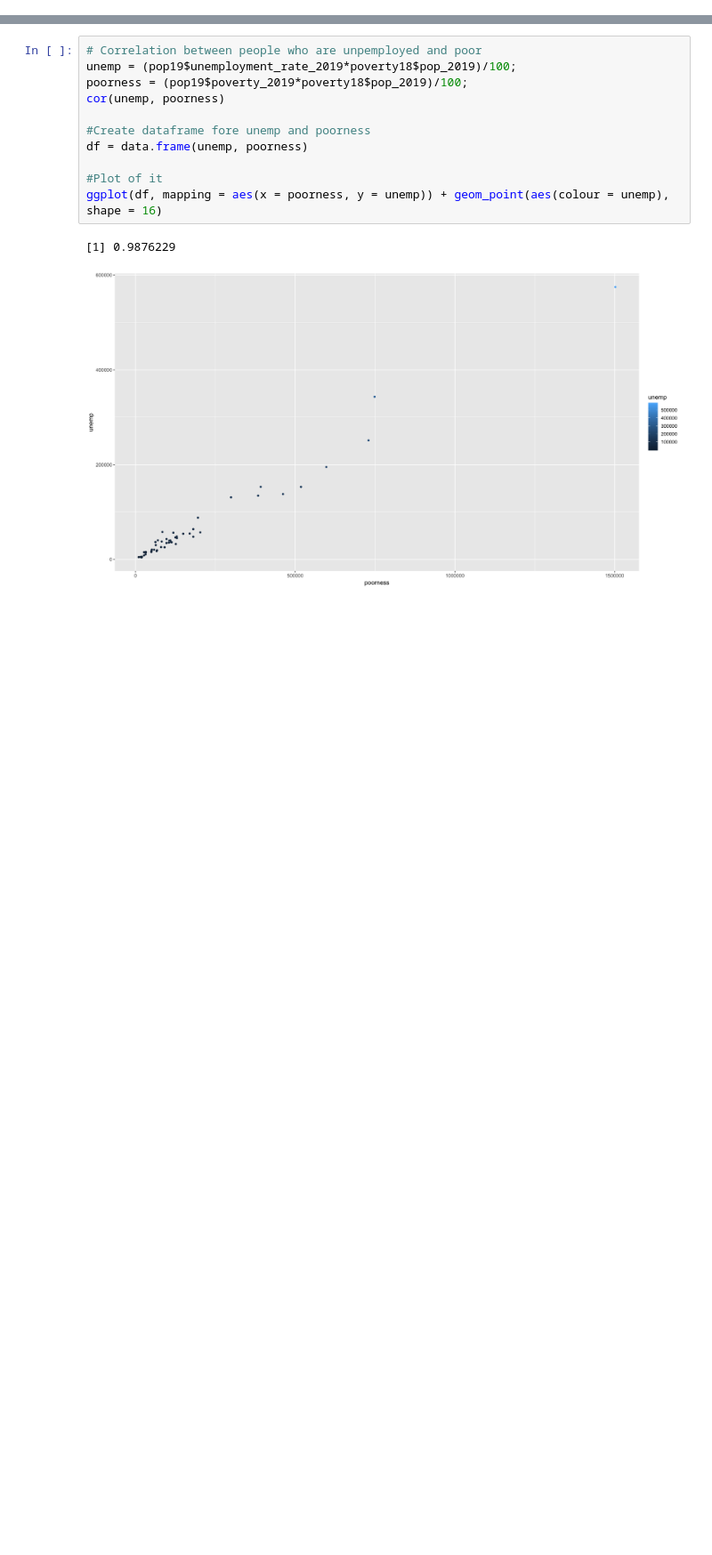
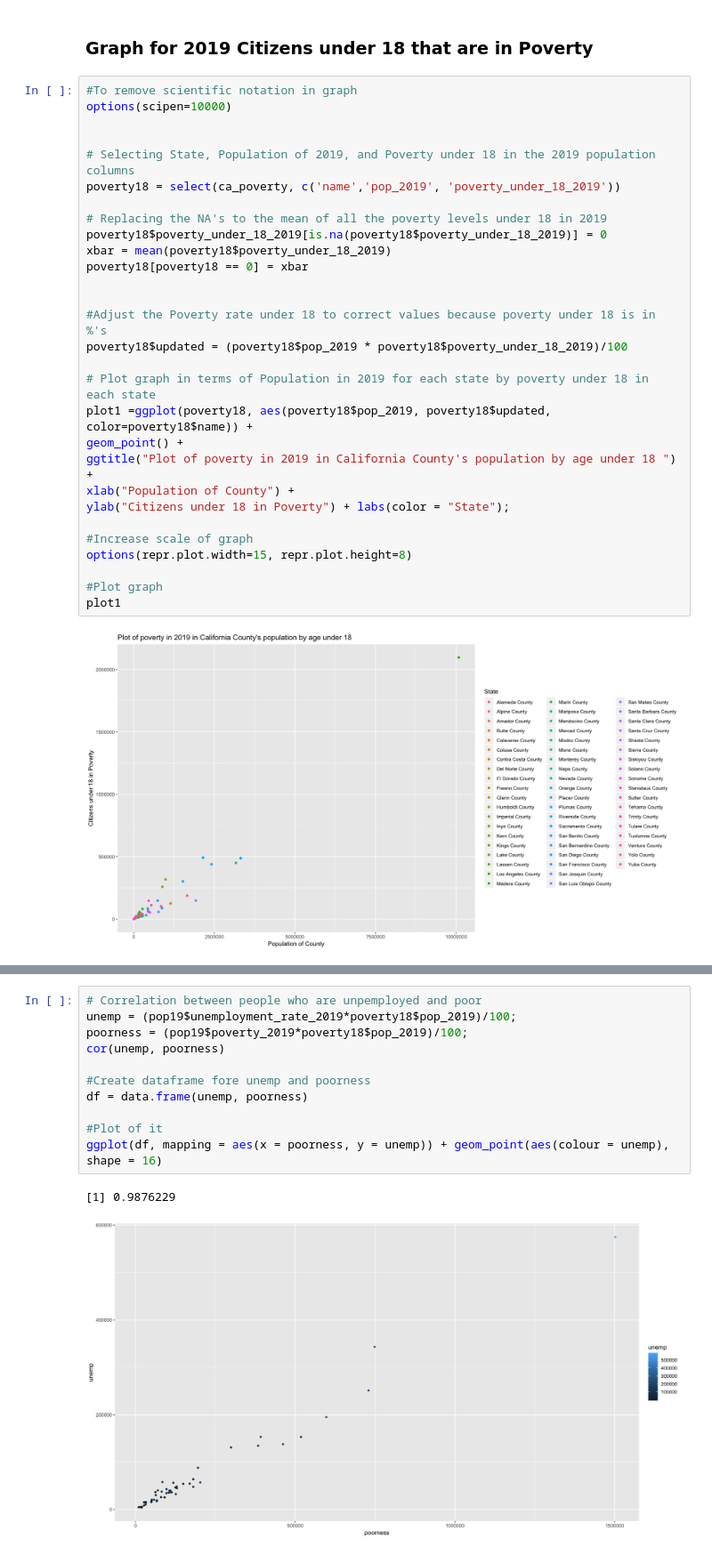
Before and after one commit to bamzie/DataSetPoverty, a Jupyter notebook: ResearchCode-Cali.ipynb, the cells around one changed output, grey strips where cells are left out. Shown at 89% size. Saved outputs shown, nothing was run; the diff lists cells and outputs as text; blank space fills up the shorter version.

Commit message:
Updated code to poverty in California countys

```diff
--- a/ResearchCode-Cali.ipynb
+++ b/ResearchCode-Cali.ipynb
@@ -50,0 +51,33 @@ Warning message in read.table("county_complete2.csv", sep = ",", header = TRUE):
+# %% [markdown]
+### Graph for 2019 Citizens under 18 that are in Poverty ###
+# %%
+#To remove scientific notation in graph
+options(scipen=10000)
+
+
+# Selecting State, Population of 2019, and Poverty under 18 in the 2019 population columns
+poverty18 = select(ca_poverty, c('name','pop_2019', 'poverty_under_18_2019'))
+
+# Replacing the NA's to the mean of all the poverty levels under 18 in 2019
+poverty18$poverty_under_18_2019[is.na(poverty18$poverty_under_18_2019)] = 0
+xbar = mean(poverty18$poverty_under_18_2019)
+poverty18[poverty18 == 0] = xbar
+
+
+#Adjust the Poverty rate under 18 to correct values because poverty under 18 is in %'s
+poverty18$updated = (poverty18$pop_2019 * poverty18$poverty_under_18_2019)/100
+
+# Plot graph in terms of Population in 2019 for each state by poverty under 18 in each state
+plot1 =ggplot(poverty18, aes(poverty18$pop_2019, poverty18$updated, color=poverty18$name)) +
+geom_point() +
+ggtitle("Plot of poverty in 2019 in California County's population by age under 18 ") +
+xlab("Population of County") +
+ylab("Citizens under 18 in Poverty") + labs(color = "State");
+
+#Increase scale of graph
+options(repr.plot.width=15, repr.plot.height=8)
+
+#Plot graph
+plot1
+# %% [output]
+[figure, added]
```
Also changed, not shown: parts of 5 cells of this notebook, 1 other file.
